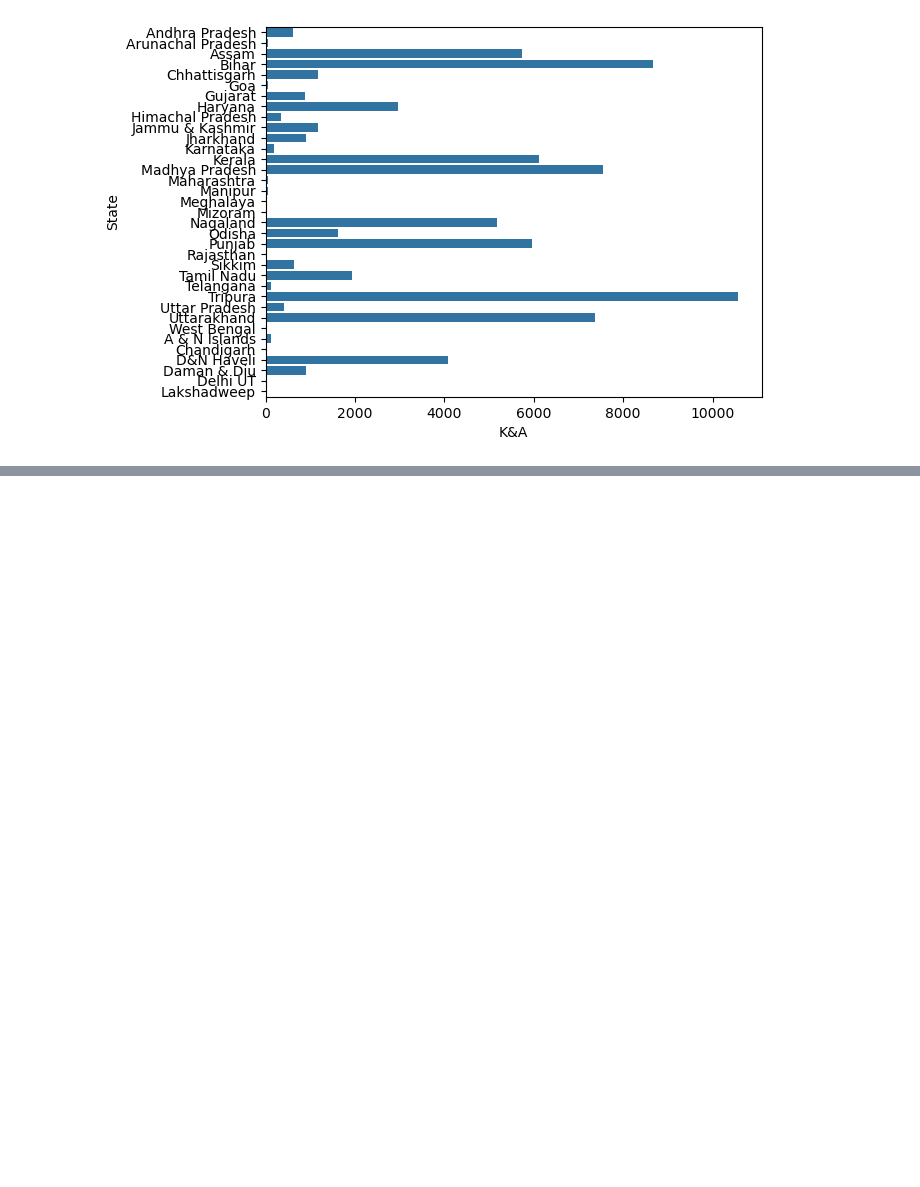
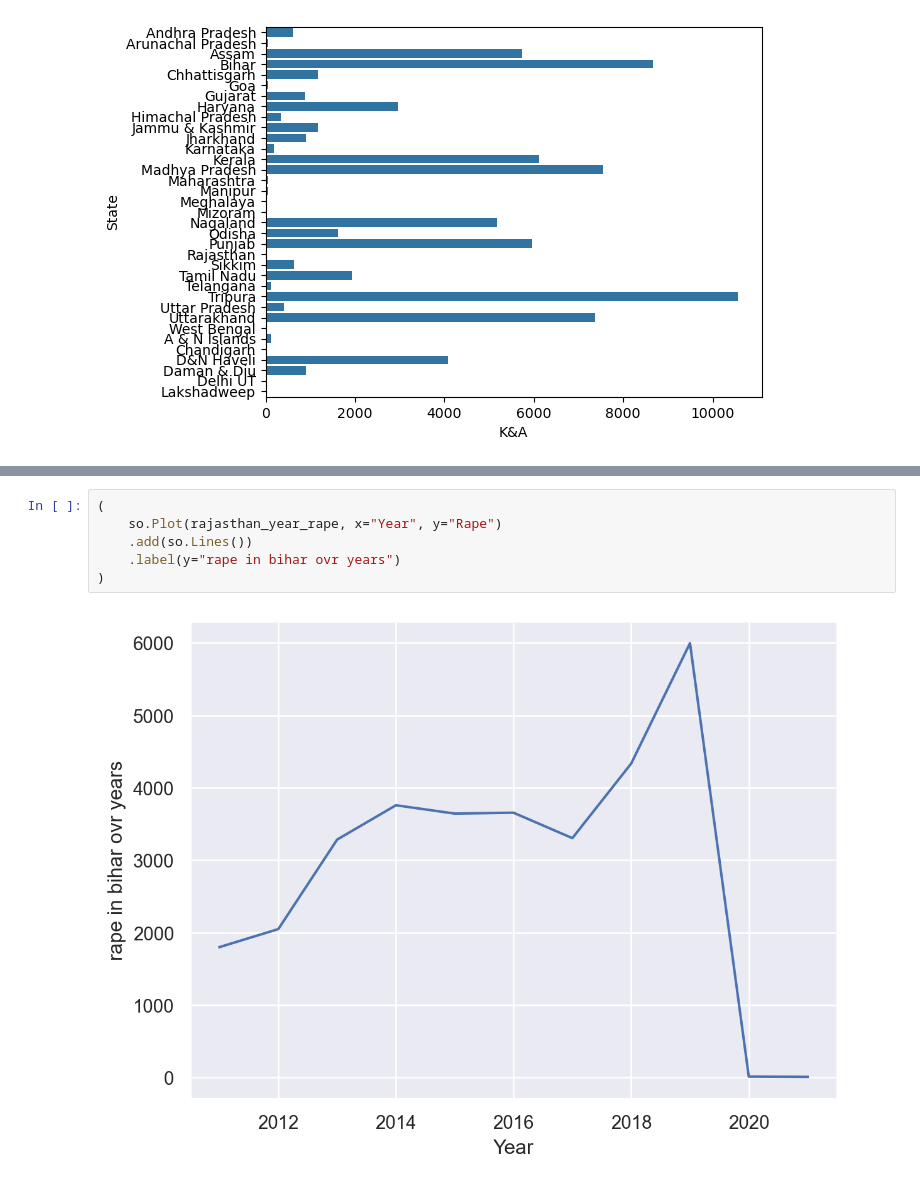
Before and after one commit to MimoHasPurpose/Exploration, a Jupyter notebook: seaborn/research/rape.ipynb, the cells around one changed output, grey strips where cells are left out. Drawn from its saved outputs; the diff is of its cells as text; blank space fills up the shorter version.

```diff
--- a/seaborn/research/rape.ipynb
+++ b/seaborn/research/rape.ipynb
@@ -101,0 +160,8 @@ sns.barplot(datatrim, x="K&A", y="State",  legend=False)
+# %%
+(
+    so.Plot(rajasthan_year_rape, x="Year", y="Rape")
+    .add(so.Lines())
+    .label(y="rape in bihar ovr years")
+)
+# %% [output]
+[figure, added]
```
Also changed, not shown: parts of 11 cells of this notebook.
